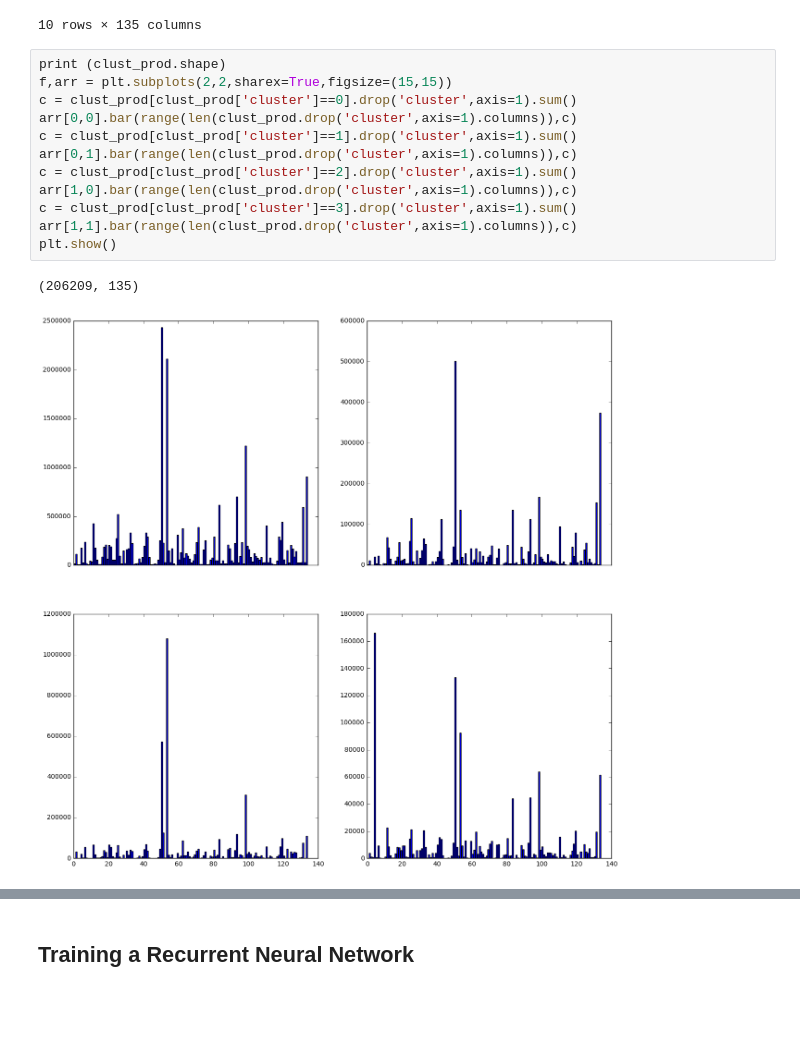
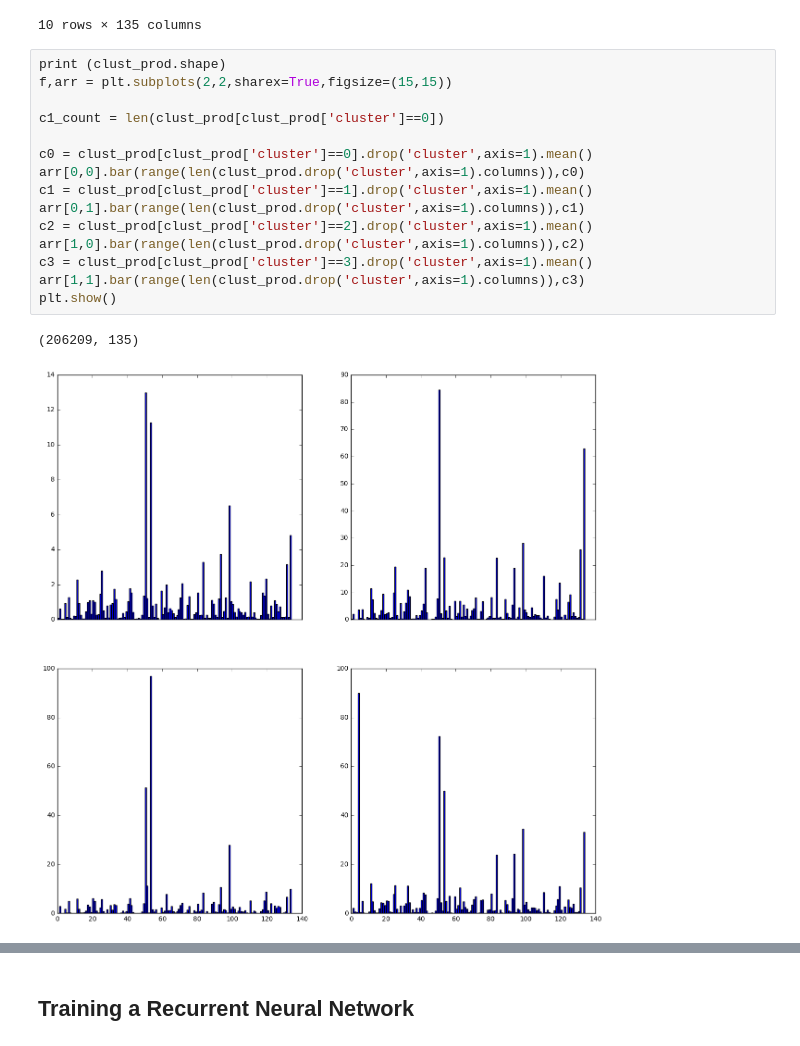
Before and after one commit to asindico/Instacart-Analysis, a Jupyter notebook: notebook.ipynb, the cells around one changed output, grey strips where cells are left out. Drawn from its saved outputs; the diff is of its cells as text; blank space fills up the shorter version.

Commit message:
creating clusters of customers

```diff
--- a/notebook.ipynb
+++ b/notebook.ipynb
@@ -265,15 +265,18 @@ clust_prod.head(10)
 # %%
 print (clust_prod.shape)
 f,arr = plt.subplots(2,2,sharex=True,figsize=(15,15))
-c = clust_prod[clust_prod['cluster']==0].drop('cluster',axis=1).sum()
-arr[0,0].bar(range(len(clust_prod.drop('cluster',axis=1).columns)),c)
-c = clust_prod[clust_prod['cluster']==1].drop('cluster',axis=1).sum()
-arr[0,1].bar(range(len(clust_prod.drop('cluster',axis=1).columns)),c)
-c = clust_prod[clust_prod['cluster']==2].drop('cluster',axis=1).sum()
-arr[1,0].bar(range(len(clust_prod.drop('cluster',axis=1).columns)),c)
-c = clust_prod[clust_prod['cluster']==3].drop('cluster',axis=1).sum()
-arr[1,1].bar(range(len(clust_prod.drop('cluster',axis=1).columns)),c)
+
+c1_count = len(clust_prod[clust_prod['cluster']==0])
+
+c0 = clust_prod[clust_prod['cluster']==0].drop('cluster',axis=1).mean()
+arr[0,0].bar(range(len(clust_prod.drop('cluster',axis=1).columns)),c0)
+c1 = clust_prod[clust_prod['cluster']==1].drop('cluster',axis=1).mean()
+arr[0,1].bar(range(len(clust_prod.drop('cluster',axis=1).columns)),c1)
+c2 = clust_prod[clust_prod['cluster']==2].drop('cluster',axis=1).mean()
+arr[1,0].bar(range(len(clust_prod.drop('cluster',axis=1).columns)),c2)
+c3 = clust_prod[clust_prod['cluster']==3].drop('cluster',axis=1).mean()
+arr[1,1].bar(range(len(clust_prod.drop('cluster',axis=1).columns)),c3)
 plt.show()
 # %% [output]
 (206209, 135)
-[figure, old version]
+[figure, new version]
```
Also changed, not shown: parts of 7 cells of this notebook.
